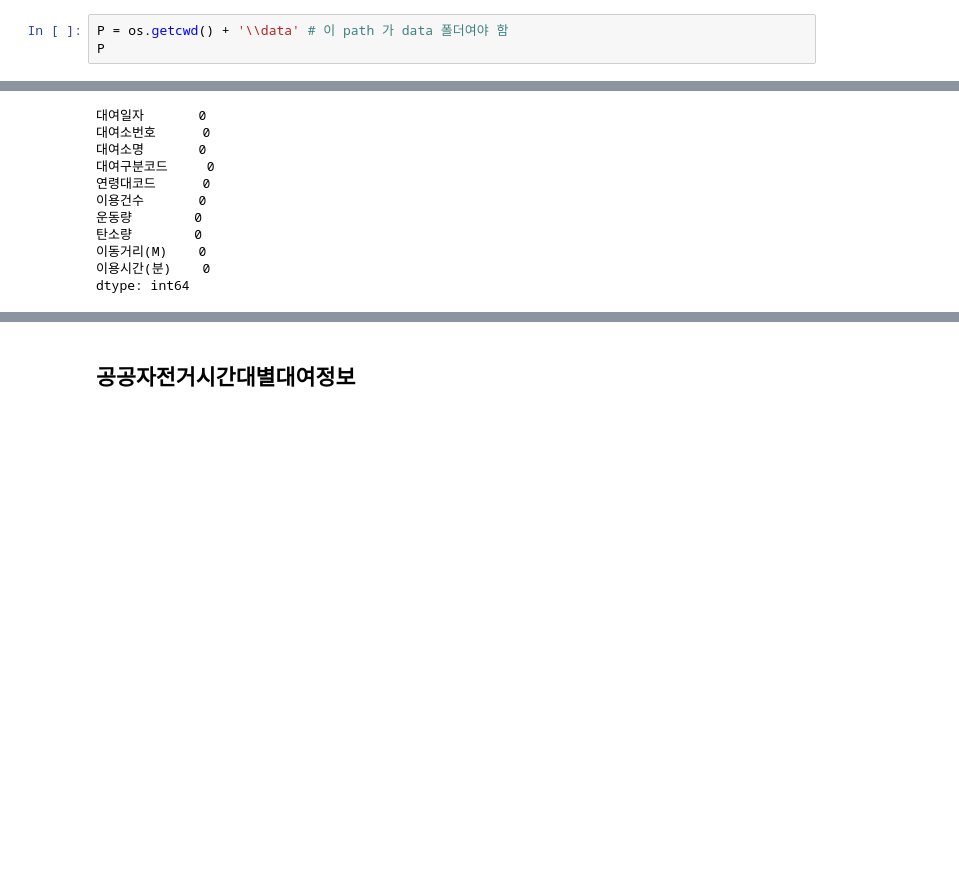
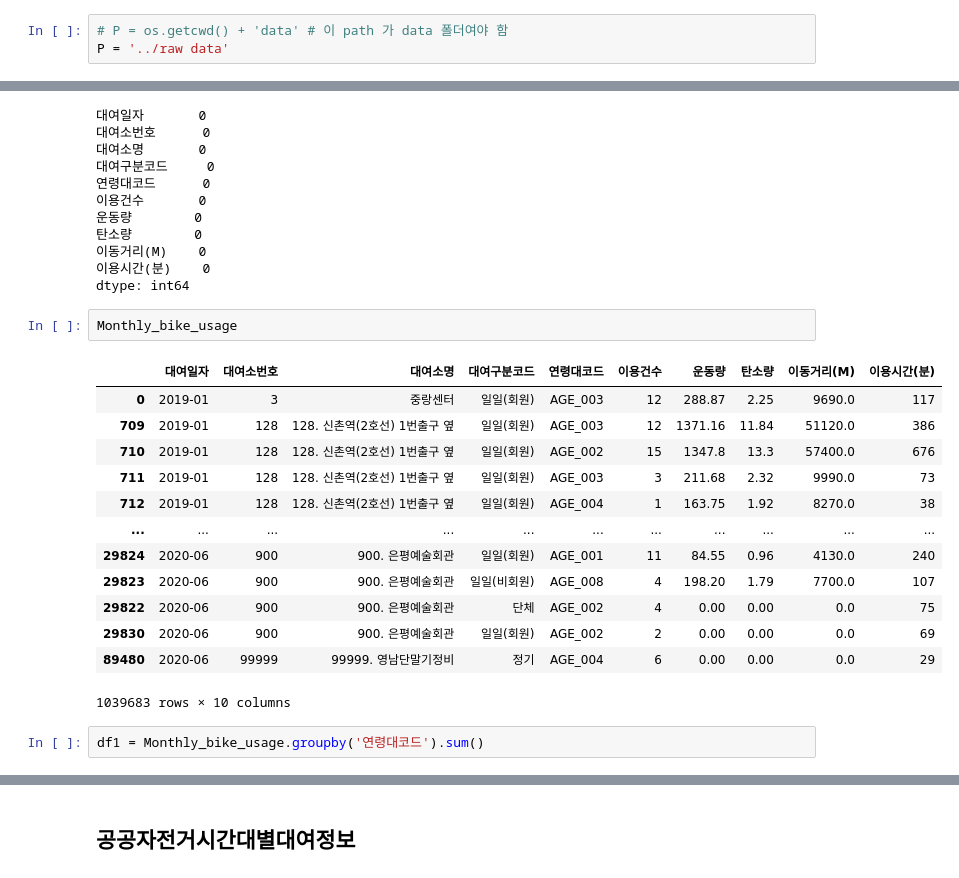
Before and after one commit to dancingowl/Seoulbike, a Jupyter notebook: notebooks/01. 20201121 클렌징 완료 건.ipynb, the cells around one changed output, grey strips where cells are left out. Cells and saved outputs as stored; diff of their text form; blank space fills up the shorter version.

```diff
--- a/notebooks/01. 20201121 클렌징 완료 건.ipynb
+++ b/notebooks/01. 20201121 클렌징 완료 건.ipynb
@@ -134,5 +152,5 @@ get_addr(X, Y)
 # %% [markdown]
 ### 경로 설정
 # %%
-P = os.getcwd() + '\\data' # 이 path 가 data 폴더여야 함
-P
+# P = os.getcwd() + 'data' # 이 path 가 data 폴더여야 함
+P = '../raw data'
@@ -1276,3 +1290,21 @@ Monthly_bike_usage.isna().sum()
 이동거리(M)    0
 이용시간(분)    0
 dtype: int64
+# %%
+Monthly_bike_usage
+# %% [output]
+|  | 대여일자 | 대여소번호 | 대여소명 | 대여구분코드 | 연령대코드 | 이용건수 | 운동량 | 탄소량 | 이동거리(M) | 이용시간(분) |
+| 0 | 2019-01 | 3 | 중랑센터 | 일일(회원) | AGE_003 | 12 | 288.87 | 2.25 | 9690.0 | 117 |
+| 709 | 2019-01 | 128 | 128. 신촌역(2호선) 1번출구 옆 | 일일(회원) | AGE_003 | 12 | 1371.16 | 11.84 | 51120.0 | 386 |
+| 710 | 2019-01 | 128 | 128. 신촌역(2호선) 1번출구 옆 | 일일(회원) | AGE_002 | 15 | 1347.8 | 13.3 | 57400.0 | 676 |
+| 711 | 2019-01 | 128 | 128. 신촌역(2호선) 1번출구 옆 | 일일(회원) | AGE_003 | 3 | 211.68 | 2.32 | 9990.0 | 73 |
+| 712 | 2019-01 | 128 | 128. 신촌역(2호선) 1번출구 옆 | 일일(회원) | AGE_004 | 1 | 163.75 | 1.92 | 8270.0 | 38 |
+| ... | ... | ... | ... | ... | ... | ... | ... | ... | ... | ... |
+| 29824 | 2020-06 | 900 | 900. 은평예술회관 | 일일(회원) | AGE_001 | 11 | 84.55 | 0.96 | 4130.0 | 240 |
+| 29823 | 2020-06 | 900 | 900. 은평예술회관 | 일일(비회원) | AGE_008 | 4 | 198.20 | 1.79 | 7700.0 | 107 |
+| 29822 | 2020-06 | 900 | 900. 은평예술회관 | 단체 | AGE_002 | 4 | 0.00 | 0.00 | 0.0 | 75 |
+| 29830 | 2020-06 | 900 | 900. 은평예술회관 | 일일(회원) | AGE_002 | 2 | 0.00 | 0.00 | 0.0 | 69 |
+| 89480 | 2020-06 | 99999 | 99999. 영남단말기정비 | 정기 | AGE_004 | 6 | 0.00 | 0.00 | 0.0 | 29 |
+1039683 rows × 10 columns
+# %%
+df1 = Monthly_bike_usage.groupby('연령대코드').sum()
```
Also changed, not shown: parts of 18 cells of this notebook, 8 other files.
